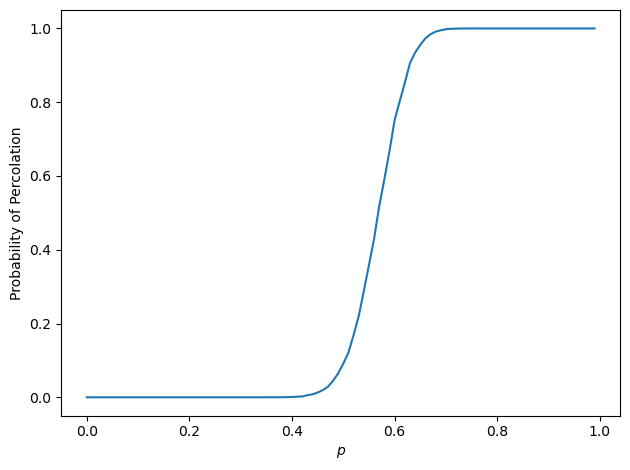
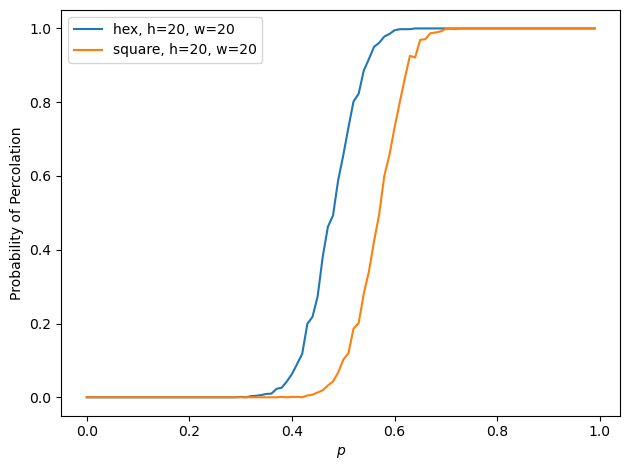
The notebook cell's code change between the first figure and the second:
--- before
+++ after
@@ -1,5 +1,9 @@
 fig, axes = plt.subplots(nrows=1, ncols=1)
-axes.plot(data['p'], data['chance'])
+
+for (geometry, h, w), subset in data.groupby(["geometry", "h", "w"]):
+    axes.plot(subset['p'], subset['chance'], label=f"{geometry}, h={h}, w={w}")
+
 axes.set_xlabel(r"$p$")
 axes.set_ylabel("Probability of Percolation")
+axes.legend()
 fig.tight_layout()

Commit: Implimeted command line interface CLI11 to get_percolation_results, allowing user input